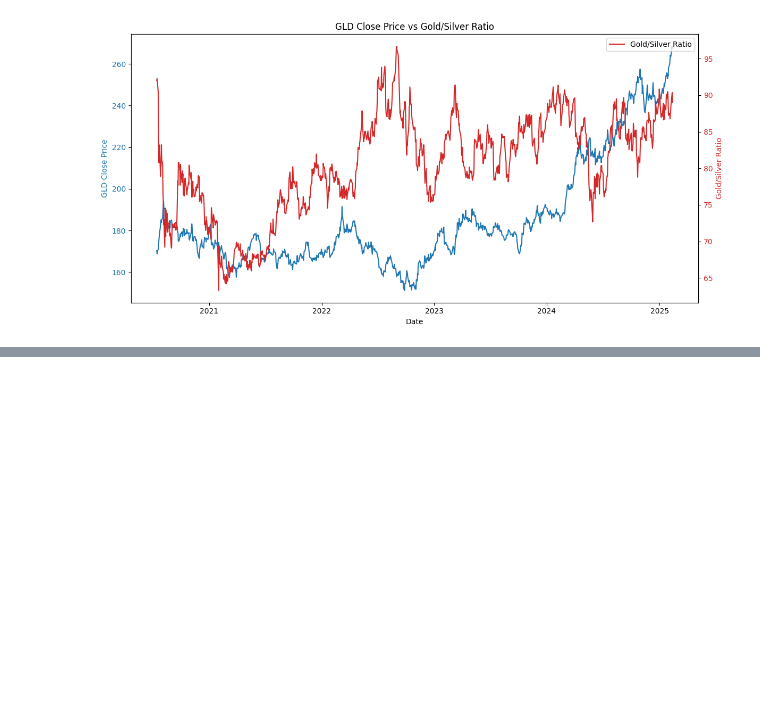
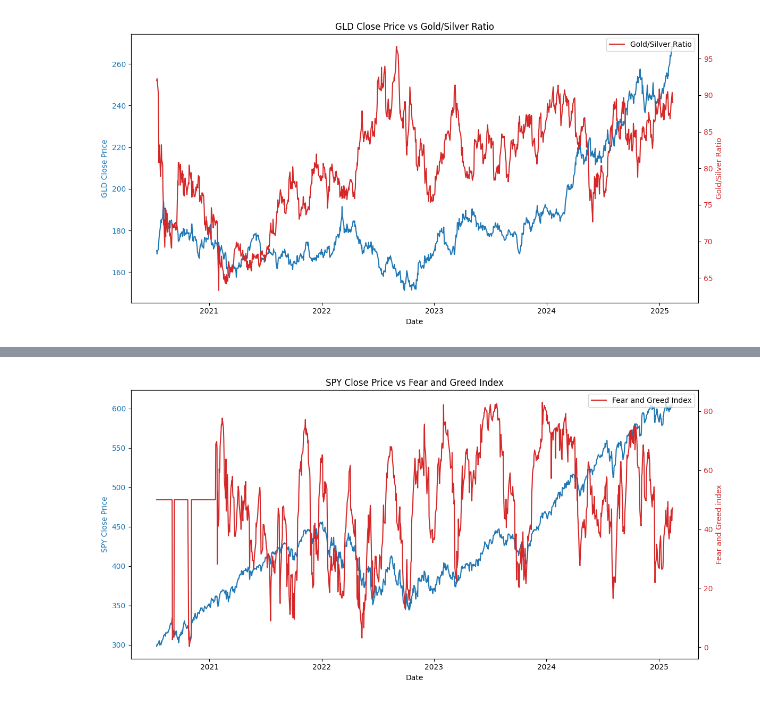
Before and after one commit to AlexanderJarvheden/PortfolioManagement-ML, a Jupyter notebook: Financial_data.ipynb, the cells around one changed output, grey strips where cells are left out. Drawn from its saved outputs; the diff is of its cells as text; code cells hidden in the pictures; blank space fills up the shorter version.

```diff
--- a/Financial_data.ipynb
+++ b/Financial_data.ipynb
@@ -202,0 +209,26 @@ plt.show()
+# %%
+# Merge to fit both into the plot
+merged_df = pd.merge(df_spy, df, left_on='Date', right_on='Date', how='inner')
+merged_df['Date'] = pd.to_datetime(merged_df['Date'])
+
+fig, ax1 = plt.subplots(figsize=(12, 6))
+
+# Plot GLD Closing Price
+ax1.set_xlabel("Date")
+ax1.set_ylabel("SPY Close Price", color='tab:blue')
+ax1.plot(merged_df['Date'], merged_df['Close'], label="SPY Close", color='tab:blue')
+ax1.tick_params(axis='y', labelcolor='tab:blue')
+
+# Create second y-axis for Gold/Silver Ratio
+ax2 = ax1.twinx()
+ax2.set_ylabel("Fear and Greed index", color='tab:red')
+ax2.plot(merged_df['Date'], merged_df['y'], label="Fear and Greed Index", color='tab:red')
+ax2.tick_params(axis='y', labelcolor='tab:red')
+
+
+plt.title("SPY Close Price vs Fear and Greed Index")
+fig.tight_layout()
+plt.legend()
+plt.show()
+# %% [output]
+[figure, added]
```
Also changed, not shown: parts of 7 cells of this notebook.
